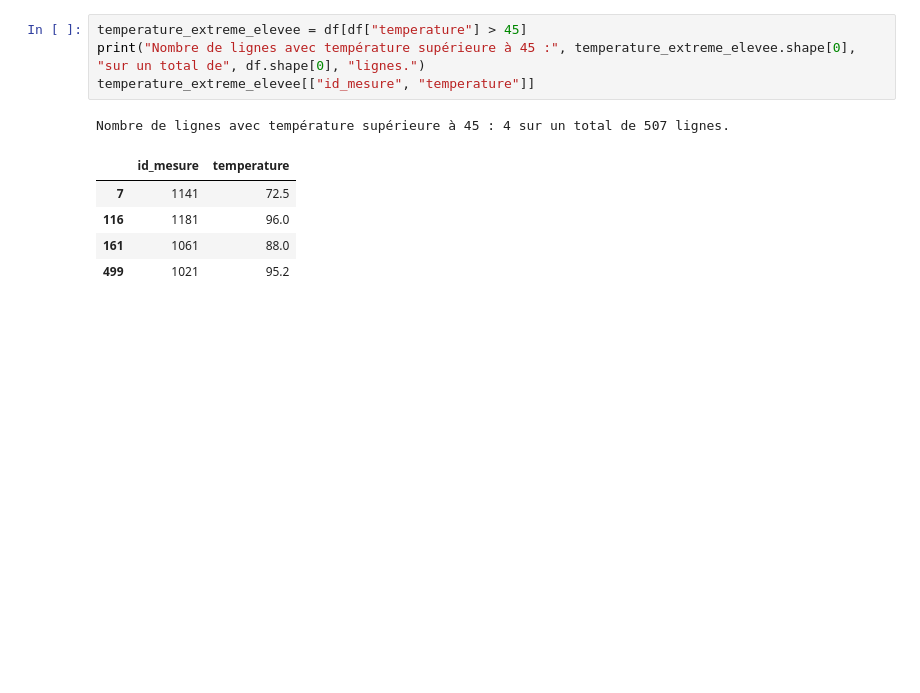
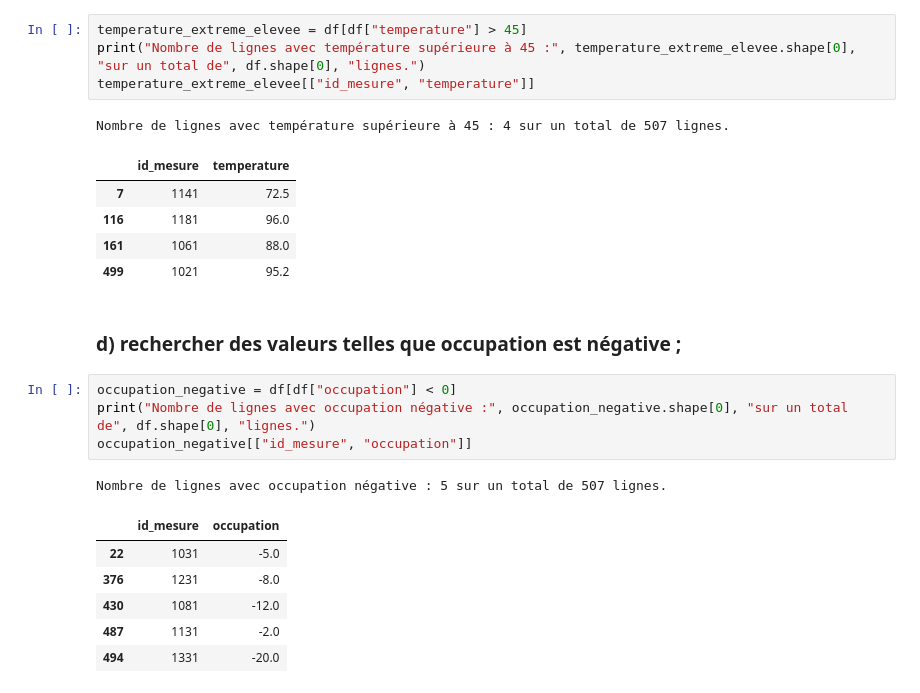
Before and after one commit to Damstat/atelier_prepa_donnees_tab, a Jupyter notebook: notebooks/atelier_prepa_donnees_tab.ipynb, the cells around one changed output. Cells and saved outputs as stored; diff of their text form; blank space fills up the shorter version.

Commit message:
12d: Detection des valeurs negatives de la colonne occupation

```diff
--- a/notebooks/atelier_prepa_donnees_tab.ipynb
+++ b/notebooks/atelier_prepa_donnees_tab.ipynb
@@ -232,3 +232,17 @@ Nombre de lignes avec température supérieure à 45 : 4 sur un total de 507 lig
 | 116 | 1181 | 96.0 |
 | 161 | 1061 | 88.0 |
 | 499 | 1021 | 95.2 |
+# %% [markdown]
+### d) rechercher des valeurs telles que occupation est négative ;
+# %%
+occupation_negative = df[df["occupation"] < 0]
+print("Nombre de lignes avec occupation négative :", occupation_negative.shape[0], "sur un total de", df.shape[0], "lignes.")
+occupation_negative[["id_mesure", "occupation"]]
+# %% [output]
+Nombre de lignes avec occupation négative : 5 sur un total de 507 lignes.
+|  | id_mesure | occupation |
+| 22 | 1031 | -5.0 |
+| 376 | 1231 | -8.0 |
+| 430 | 1081 | -12.0 |
+| 487 | 1131 | -2.0 |
+| 494 | 1331 | -20.0 |
```
